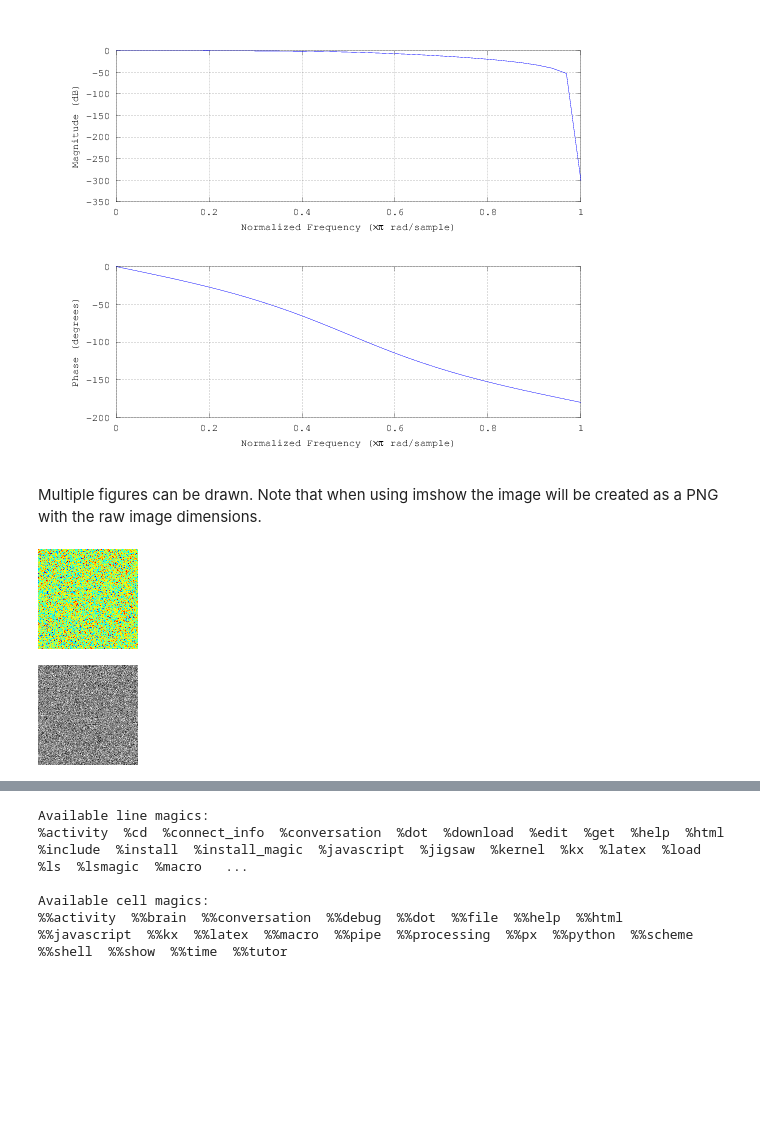
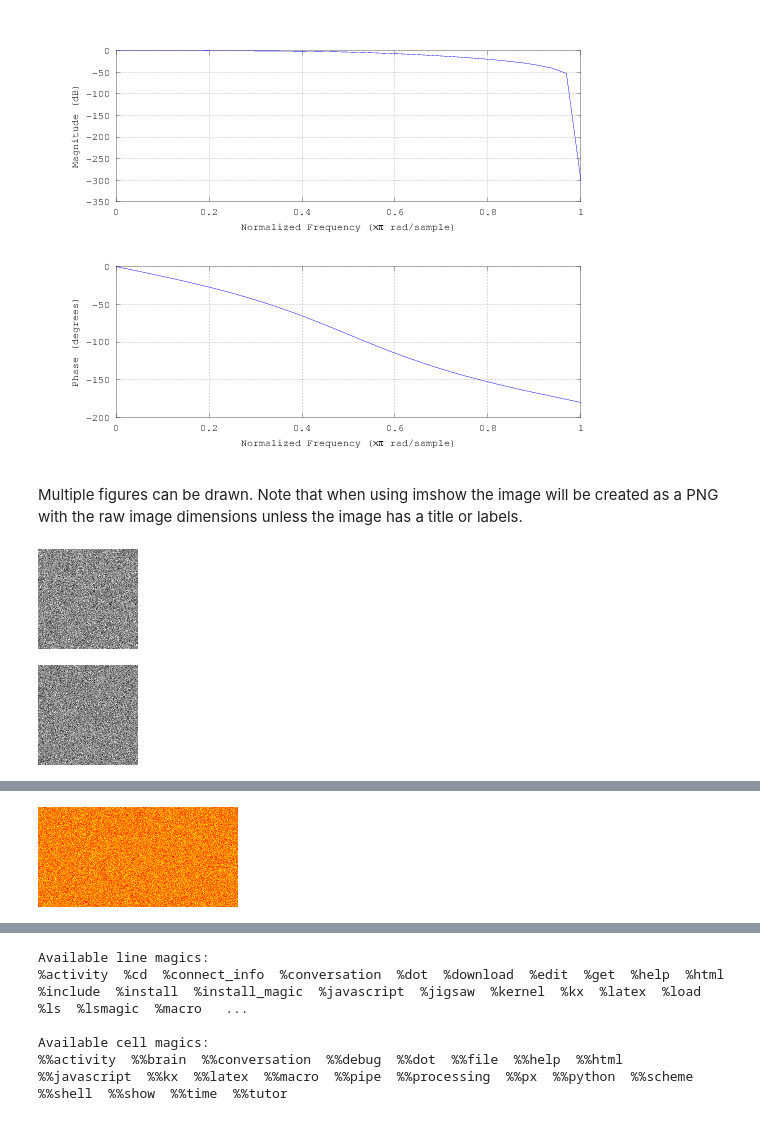
Before and after one commit to Calysto/octave_kernel, a Jupyter notebook: octave_kernel.ipynb, the cells around one changed output, grey strips where cells are left out. Drawn from its saved outputs; the diff is of its cells as text; code cells hidden in the pictures; blank space fills up the shorter version.

```diff
--- a/octave_kernel.ipynb
+++ b/octave_kernel.ipynb
@@ -45,23 +45,19 @@ freqz(b, a, 32);
 [figure]
 # %% [markdown]
 Multiple figures can be drawn.  Note that when using imshow the image will be created as a PNG with the raw
-image dimensions.
+image dimensions unless the image has a title or labels.
 # %%
 % small image
 imshow(randn(100,100))
-colormap('jet')
 
 % let's change the data range
 figure
 imshow(randn(100,100), [-10 10])
 
 % let's try automatic range and different size
 figure
 imshow(randn(100,200), [])
-title('foo')
-
-figure
-plot([1,2,3])
+colormap('autumn')
 # %% [output]
-[figure, old version]
+[figure, new version]
-[figure, old version]
+[figure, new version]
@@ -69,0 +64 @@ plot([1,2,3])
+[figure, added]
```
Also changed, not shown: parts of 6 cells of this notebook.
